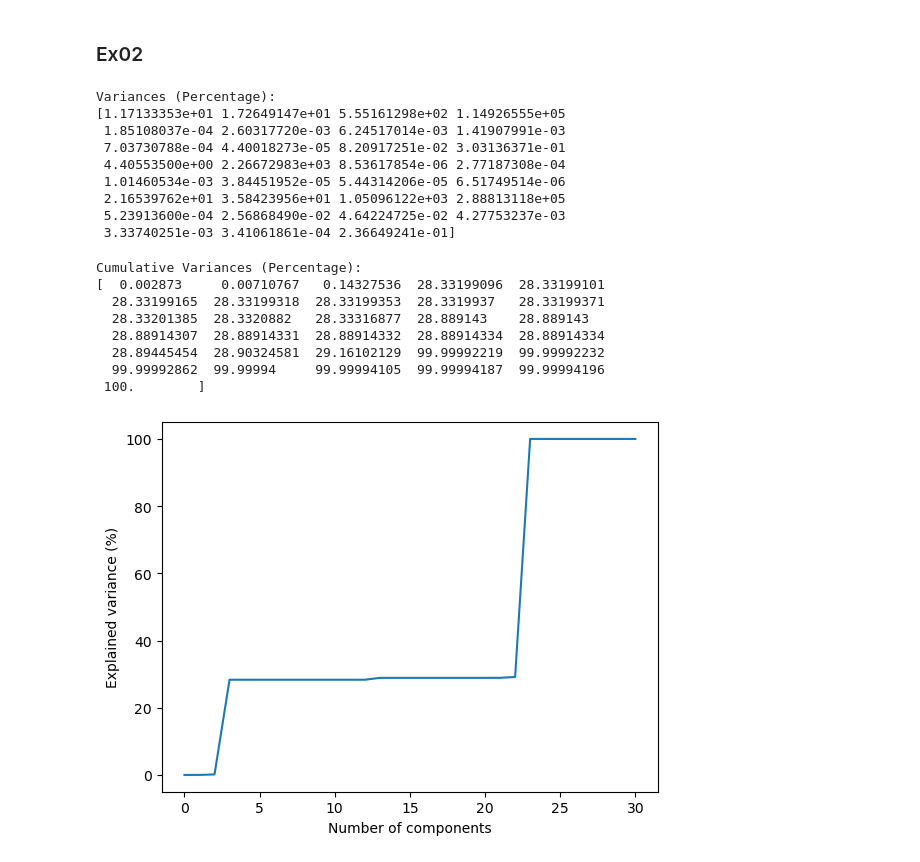
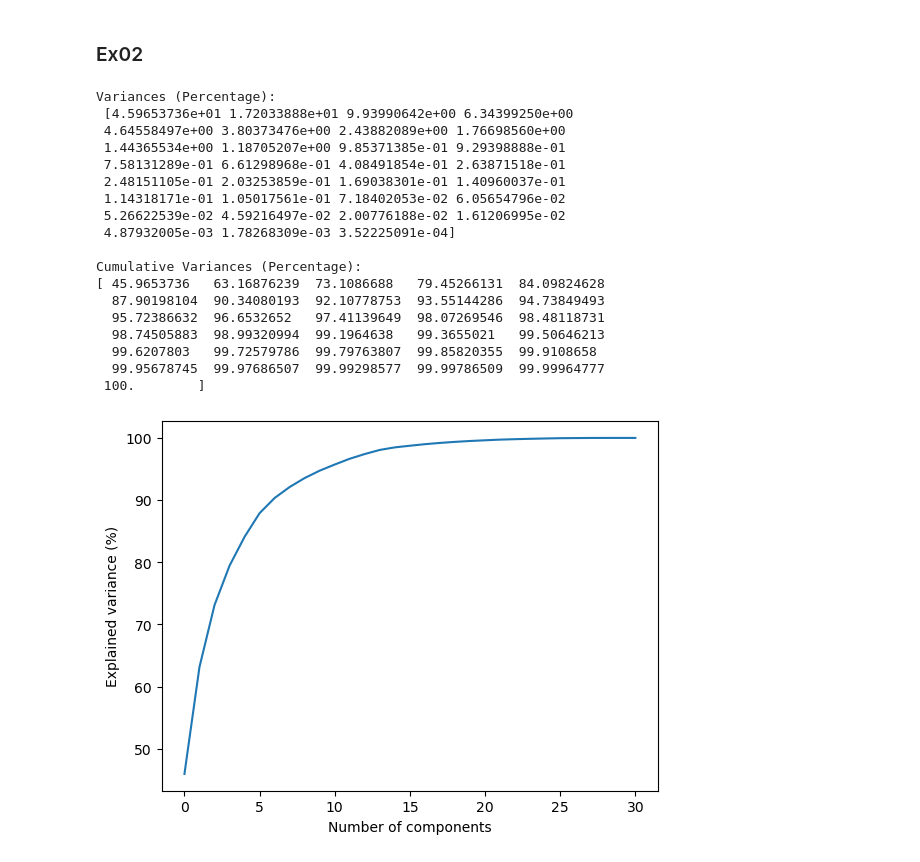
Before and after one commit to ayoubabounakif/data-science-modules, a Jupyter notebook: notebook_m04.ipynb, the cells around one changed output. Drawn from its saved outputs; the diff is of its cells as text; code cells hidden in the pictures.

```diff
--- a/notebook_m04.ipynb
+++ b/notebook_m04.ipynb
@@ -120,44 +121,39 @@ plt.show()
 # %% [markdown]
 ### Ex02
-# %%
-variance_by_skill = train_knight_copy.var()
-variance_by_skill = variance_by_skill.to_numpy().astype(np.float64)
-np.set_printoptions(suppress=False)
-
-print('Variances (Percentage):')
-print(variance_by_skill)
-# %% [output]
-Variances (Percentage):
-[1.17133353e+01 1.72649147e+01 5.55161298e+02 1.14926555e+05
- 1.85108037e-04 2.60317720e-03 6.24517014e-03 1.41907991e-03
- 7.03730788e-04 4.40018273e-05 8.20917251e-02 3.03136371e-01
- 4.40553500e+00 2.26672983e+03 8.53617854e-06 2.77187308e-04
- 1.01460534e-03 3.84451952e-05 5.44314206e-05 6.51749514e-06
- 2.16539762e+01 3.58423956e+01 1.05096122e+03 2.88813118e+05
- 5.23913600e-04 2.56868490e-02 4.64224725e-02 4.27753237e-03
- 3.33740251e-03 3.41061861e-04 2.36649241e-01]
-# %%
-variance_by_skill = train_knight_copy.var()
-cumulative_variance = (variance_by_skill.cumsum() / variance_by_skill.sum()) * 100
-cumulative_variance = cumulative_variance.to_numpy().astype(np.float64)
-
-np.set_printoptions(suppress=True)
-
-print('Cumulative Variances (Percentage):')
-print(cumulative_variance)
-# %% [output]
-Cumulative Variances (Percentage):
-[  0.002873     0.00710767   0.14327536  28.33199096  28.33199101
-  28.33199165  28.33199318  28.33199353  28.3319937   28.33199371
-  28.33201385  28.3320882   28.33316877  28.889143    28.889143
-  28.88914307  28.88914331  28.88914332  28.88914334  28.88914334
-  28.89445454  28.90324581  29.16102129  99.99992219  99.99992232
-  99.99992862  99.99994     99.99994105  99.99994187  99.99994196
- 100.        ]
-# %%
-plt.plot(cumulative_variance)
-plt.xlabel('Number of components')
-plt.ylabel('Explained variance (%)')
-plt.show()
-# %% [output]
-[figure, removed]
+# %%
+train_knight_scaled = (train_knight_copy - train_knight_copy.mean()) / train_knight_copy.std()
+
+pca = PCA()
+pca.fit_transform(train_knight_scaled)
+
+variances = pca.explained_variance_ratio_
+cumulative_variances = np.cumsum(variances)
+
+np.set_printoptions(suppress=False)
+print(f"Variances (Percentage):\n {variances * 100}\n")
+print(f"Cumulative Variances (Percentage):\n{cumulative_variances * 100}")
+
+plt.plot(cumulative_variances * 100)
+plt.xlabel('Number of components')
+plt.ylabel('Explained variance (%)')
+plt.show()
+# %% [output]
+Variances (Percentage):
+ [4.59653736e+01 1.72033888e+01 9.93990642e+00 6.34399250e+00
+ 4.64558497e+00 3.80373476e+00 2.43882089e+00 1.76698560e+00
+ 1.44365534e+00 1.18705207e+00 9.85371385e-01 9.29398888e-01
+ 7.58131289e-01 6.61298968e-01 4.08491854e-01 2.63871518e-01
+ 2.48151105e-01 2.03253859e-01 1.69038301e-01 1.40960037e-01
+ 1.14318171e-01 1.05017561e-01 7.18402053e-02 6.05654796e-02
+ 5.26622539e-02 4.59216497e-02 2.00776188e-02 1.61206995e-02
+ 4.87932005e-03 1.78268309e-03 3.52225091e-04]
+
+Cumulative Variances (Percentage):
+[ 45.9653736   63.16876239  73.1086688   79.45266131  84.09824628
+  87.90198104  90.34080193  92.10778753  93.55144286  94.73849493
+  95.72386632  96.6532652   97.41139649  98.07269546  98.48118731
+  98.74505883  98.99320994  99.1964638   99.3655021   99.50646213
+  99.6207803   99.72579786  99.79763807  99.85820355  99.9108658
+  99.95678745  99.97686507  99.99298577  99.99786509  99.99964777
+ 100.        ]
+[figure, added]
```
Also changed, not shown: parts of 2 cells of this notebook, 1 other file.
